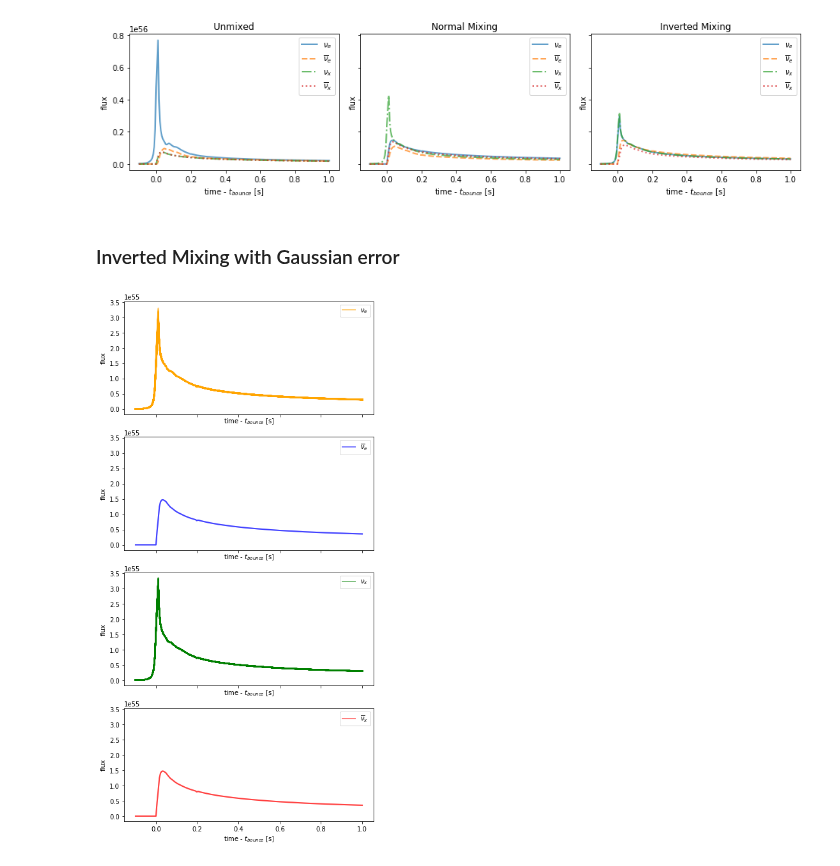
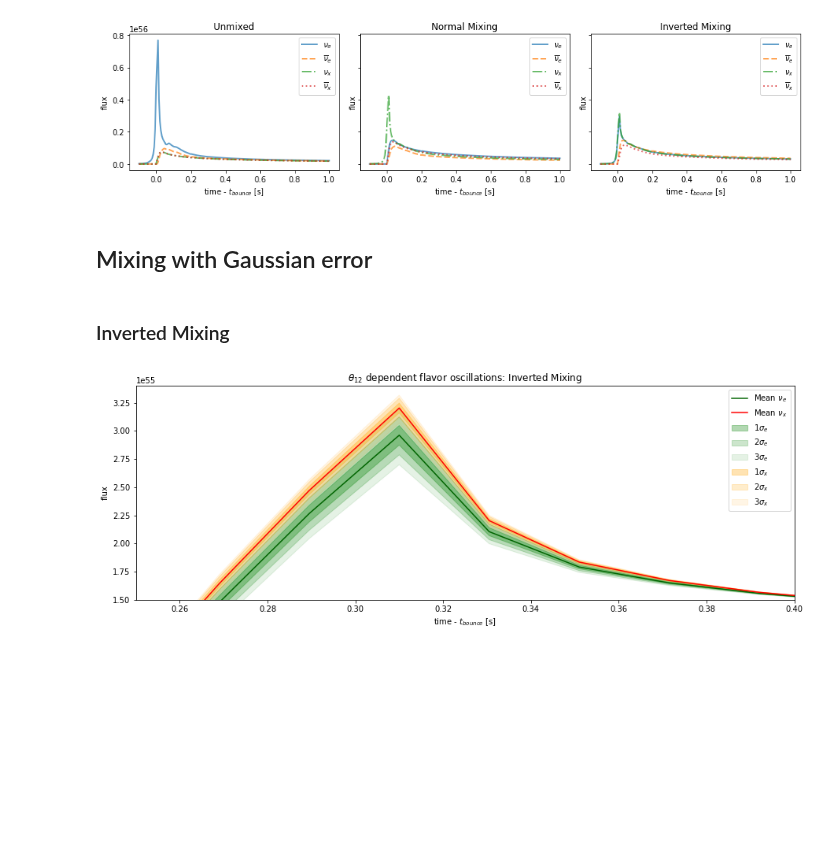
Before and after one commit to icecube/ASTERIA, a Jupyter notebook: docs/nb/supernova_mixing.ipynb, the cells around one changed output. Cells and saved outputs as stored; diff of their text form; code cells hidden in the pictures; blank space fills up the shorter version.

Commit message:
Update supernova_mixing.ipynb
Added uncertainty intervals for theta-dependent neutrino flavor mixing

```diff
--- a/docs/nb/supernova_mixing.ipynb
+++ b/docs/nb/supernova_mixing.ipynb
@@ -203,48 +204,6 @@ fig.tight_layout();
 # %% [output]
 [figure]
 # %% [markdown]
-### Inverted Mixing with Gaussian error
+## Mixing with Gaussian error
 # %%
 s2t12_er = c2t12_er = 0.013 #symmetrical error assumed
-# %%
-fig1, axes = plt.subplots(4, 1, figsize=(7,15), sharex = True, sharey = True)
-t = np.linspace(-0.1, 1, 201) * u.s
-ax1, ax2, ax3, ax4 = axes
-
-s2t12_val = np.random.normal(loc = s2t12, scale = s2t12_er, size = 1000)
-c2t12_val = 1 - s2t12_val
-nu_e2_er = [a*s2t12_val + (b + c)*c2t12_val for a, b, c in zip(nu_list2[0], nu_list2[2], nu_list2[3])]
-nu_x2_er = [((1.0-s2t12_val)*a + (1.0+s2t12_val)*(b+c))/2 for a, b, c in zip(nu_list2[0], nu_list2[2], nu_list2[3])]
-nu_e_bar2_er = [a + b for a, b in zip(nu_list2[2], nu_list2[3])]
-nu_x_bar2_er = [(a + b + c)/2 for a, b, c in zip(nu_list2[1], nu_list2[2], nu_list2[3])]
-nu_new = [nu_e2_er, nu_x2_er, nu_e_bar2_er, nu_x_bar2_er]
-
-ax1.plot(t, nu_e2_er, ls = '-', lw=2, alpha=0.5, color = "orange")
-ax2.plot(t, nu_e_bar2_er, ls = '-', lw=2, alpha=0.5, color = "blue")
-ax3.plot(t, nu_x2_er, ls = '-', lw=2, alpha=0.5, color = "green")
-ax4.plot(t, nu_e_bar2_er, ls = '-', lw=2, alpha=0.5, color = "red")
-
-ax1.plot(t, nu_e2, ls = '-', lw=2, alpha=0.5, label = r"$\nu _{e}$", color = "orange")
-ax2.plot(t, nu_e_bar2, ls = '-', lw=2, alpha=0.5, label = r"$\overline{\nu}_{e}$", color = "blue")
-ax3.plot(t, nu_x2, ls = '-', lw=2, alpha=0.5, label = r"$\nu _{x}$", color = "green")
-ax4.plot(t, nu_e_bar2, ls = '-', lw=2, alpha=0.5, label = r"$\overline{\nu}_{x}$", color = "red")
-
-ax1.set(xlabel='time - $t_{bounce}$ [s]',
-       ylabel='flux')
-ax1.legend()
-
-ax2.set(xlabel='time - $t_{bounce}$ [s]',
-       ylabel='flux')
-ax2.legend()
-
-ax3.set(xlabel='time - $t_{bounce}$ [s]',
-       ylabel='flux')
-ax3.legend()
-
-ax4.set(xlabel='time - $t_{bounce}$ [s]',
-       ylabel='flux')
-ax4.legend()
-
-fig.tight_layout()
-# %% [output]
-[figure, removed]
@@ -250,0 +246,35 @@ fig.tight_layout()
+# %% [markdown]
+### Inverted Mixing
+# %%
+fig1, ax = plt.subplots(1, 1, figsize=(15,5), sharex = True, sharey = True)
+t = np.linspace(-0.1, 4, 201) * u.s
+
+s2t12_val = np.random.normal(loc = s2t12, scale = s2t12_er, size = 1000)
+c2t12_val = 1 - s2t12_val
+
+nu_e2_er = [a*s2t12_val + (b + c)*c2t12_val for a, b, c in zip(nu_list2[0], nu_list2[2], nu_list2[3])]
+std_e, mean_e, sig1_lo_e, sig1_hi_e, sig2_lo_e, sig2_hi_e, sig3_lo_e, sig3_hi_e = errors(nu_e2_er)
+
+ax.fill_between(t, sig1_lo_e, sig1_hi_e, color='g', alpha=0.3, label = r'$1\sigma_{e}$')
+ax.fill_between(t, sig2_lo_e, sig2_hi_e, color = 'g', alpha = 0.2, label = '$2\sigma_e$')
+ax.fill_between(t, sig3_lo_e, sig3_hi_e, color='g', alpha = 0.1, label = '$3\sigma_e$')
+ax.plot(t, mean_e, 'darkgreen', label=r'Mean $\nu_e$')
+
+nu_x2_er = [((1.0-s2t12_val)*a + (1.0+s2t12_val)*(b+c))/2 for a, b, c in zip(nu_list2[0], nu_list2[2], nu_list2[3])]
+std_x, mean_x, sig1_lo_x, sig1_hi_x, sig2_lo_x, sig2_hi_x, sig3_lo_x, sig3_hi_x = errors(nu_x2_er)
+ax.fill_between(t, sig1_lo_x, sig1_hi_x, color='orange', alpha=0.3, label=r'$1\sigma_x$')
+ax.fill_between(t, sig2_lo_x, sig2_hi_x, color = 'orange', alpha = 0.2, label = r'$2\sigma_x$')
+ax.fill_between(t, sig3_lo_x, sig3_hi_x, color='orange', alpha = 0.1, label = r'$3\sigma_x$')
+ax.plot(t, mean_x, 'r', label=r'Mean $\nu_x$')
+
+
+ax.set(xlabel='time - $t_{bounce}$ [s]',
+        xlim = (0.25, 0.4),
+        ylabel='flux',#, yscale ='log',
+        ylim=(1.5e55, 3.4e55),
+      title = r'$\theta_{12}$ dependent flavor oscillations: Inverted Mixing')
+ax.legend()
+
+fig.tight_layout()
+# %% [output]
+[figure, added]
```
Also changed, not shown: parts of 7 cells of this notebook.
